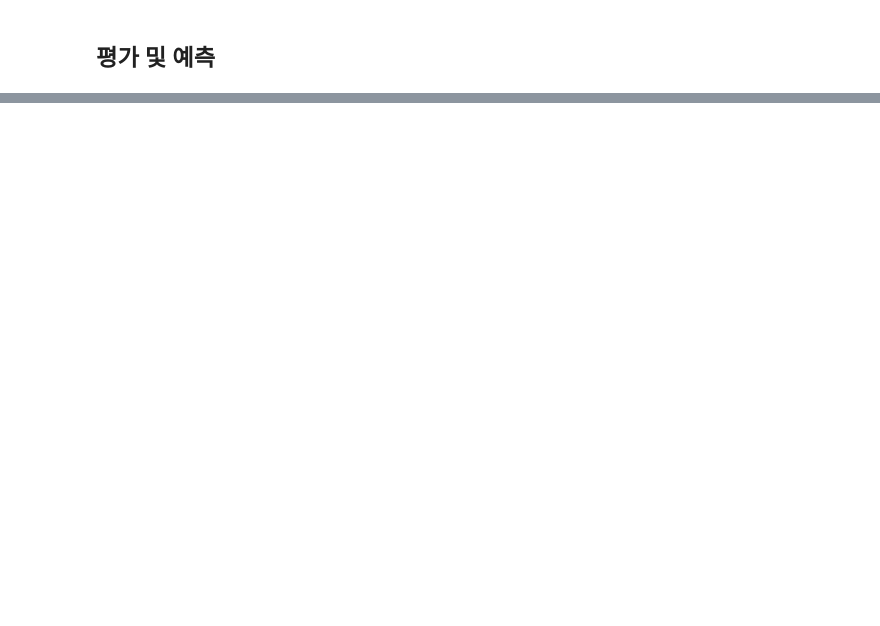
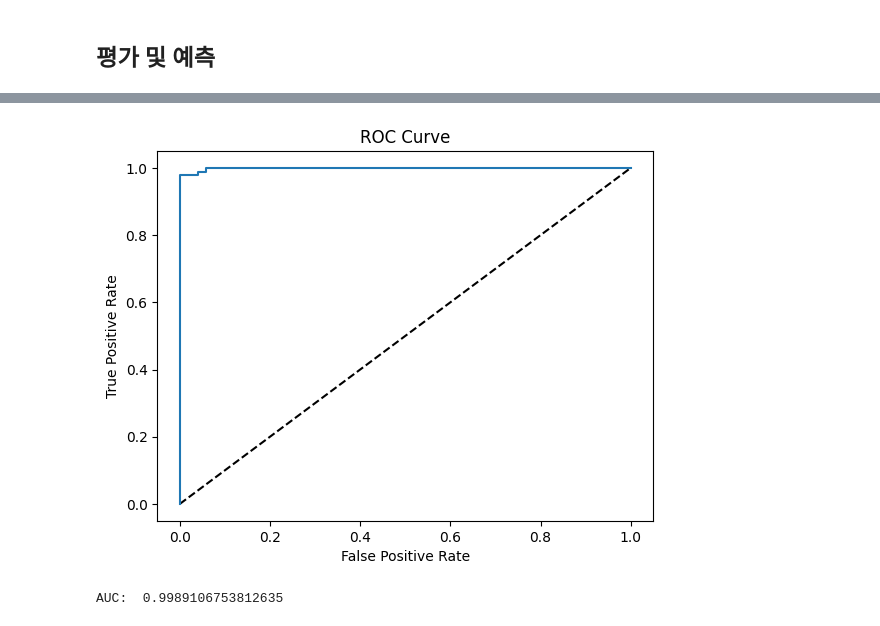
Before and after one commit to dlsco123/vgg, a Jupyter notebook: ConvNet.ipynb, the cells around one changed output, grey strips where cells are left out. Cells and saved outputs as stored; diff of their text form; code cells hidden in the pictures; blank space fills up the shorter version.

```diff
--- a/ConvNet.ipynb
+++ b/ConvNet.ipynb
@@ -382,0 +419,35 @@ Labels:
+# %%
+# ROC 커브곡선
+from sklearn.metrics import roc_curve, roc_auc_score
+
+test_images = []
+test_labels = []
+
+# Extract images and labels from the test_dataset
+for image, label in test_dataset:
+    test_images.append(image)
+    test_labels.append(label)
+
+test_images = np.concatenate(test_images)
+test_labels = np.concatenate(test_labels)
+
+# Generate predictions
+y_pred_prob = model.predict(test_images)
+
+# Generate ROC curve values: fpr, tpr, thresholds
+fpr, tpr, thresholds = roc_curve(test_labels, y_pred_prob)
+
+# Plot ROC curve
+plt.figure()
+plt.plot([0, 1], [0, 1], 'k--')
+plt.plot(fpr, tpr)
+plt.xlabel('False Positive Rate')
+plt.ylabel('True Positive Rate')
+plt.title('ROC Curve')
+plt.show()
+
+# AUC score
+print('AUC: ', roc_auc_score(test_labels, y_pred_prob))
+# %% [output]
+[figure, added]
+AUC:  0.9989106753812635
```
Also changed, not shown: parts of 24 cells of this notebook, 2 other files.
